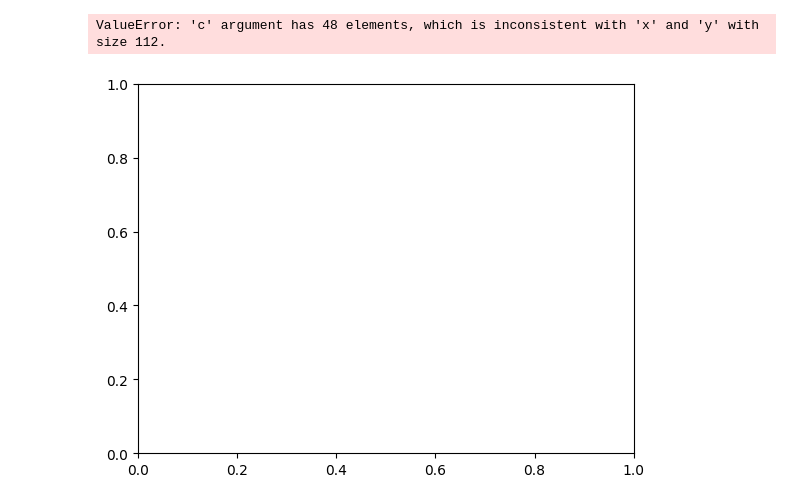
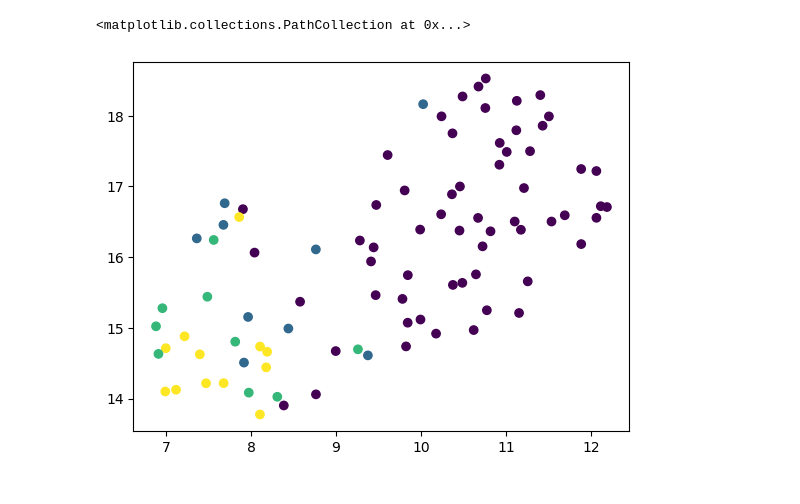
Before and after one commit to Displs/mirea_isat, a Jupyter notebook: prac7_8/prac7-8.ipynb, the cells around one changed output. Saved outputs shown, nothing was run; the diff lists cells and outputs as text; code cells hidden in the pictures.

```diff
--- a/prac7_8/prac7-8.ipynb
+++ b/prac7_8/prac7-8.ipynb
@@ -40,0 +100,3 @@ X_train, X_test, y_train, y_test = \
+# %%
+y_proc = y.drop(index=na_index)
+X_proc = X.drop(index=na_index)
@@ -40,0 +121,2 @@ X_train, X_test, y_train, y_test = \
+# %%
+X_scaled = RobustScaler().fit_transform(X_proc)
@@ -41,3 +149,5 @@ X_train, X_test, y_train, y_test = \
+# %%
+X_train, X_test, y_train, y_test = train_test_split(X_scaled, y_proc, test_size=0.3, random_state=52, shuffle=True,stratify=y_proc)
 # %%
 y_test
 # %% [output]
@@ -71,7 +177,6 @@ array([[<Axes: title={'center': 'class'}>]], dtype=object)
 # %%
-parameters = {'kernel':["linear", "poly", "rbf", "sigmoid"],
-              'C': list(range(0, 100)),
-             "degree": list(range(1, 10))}
+parameters = {'kernel':["linear", "poly", "rbf", "sigmoid"], 'C': list(range(1, 100)), "degree": list(range(1, 10))}
+
 svc = SVC()
 clf = GridSearchCV(svc, parameters, cv=4)
 clf.fit(X_train, y_train.values.ravel())
@@ -138,10 +226,10 @@ plt.scatter(X_tsne[:, 0], X_tsne[:, 1], c=y_pred, cmap='viridis')
 # %%
-umap_model = umap.UMAP(n_components=2, random_state=42)
-X_umap = umap_model.fit_transform(X_train)
+umap_model = umap.UMAP(n_components=2, random_state=52)
+X_umap = umap_model.fit_transform(X_test)
 plt.scatter(X_umap[:, 0], X_umap[:, 1], c=y_pred, cmap='viridis')
 # %% [output]
-ValueError: 'c' argument has 48 elements, which is inconsistent with 'x' and 'y' with size 112.
+<matplotlib.collections.PathCollection at 0x...>
-[figure, old version]
+[figure, new version]
 # %%
 X_tsne[:,1]
 # %% [output]
```
Also changed, not shown: parts of 43 cells of this notebook.
